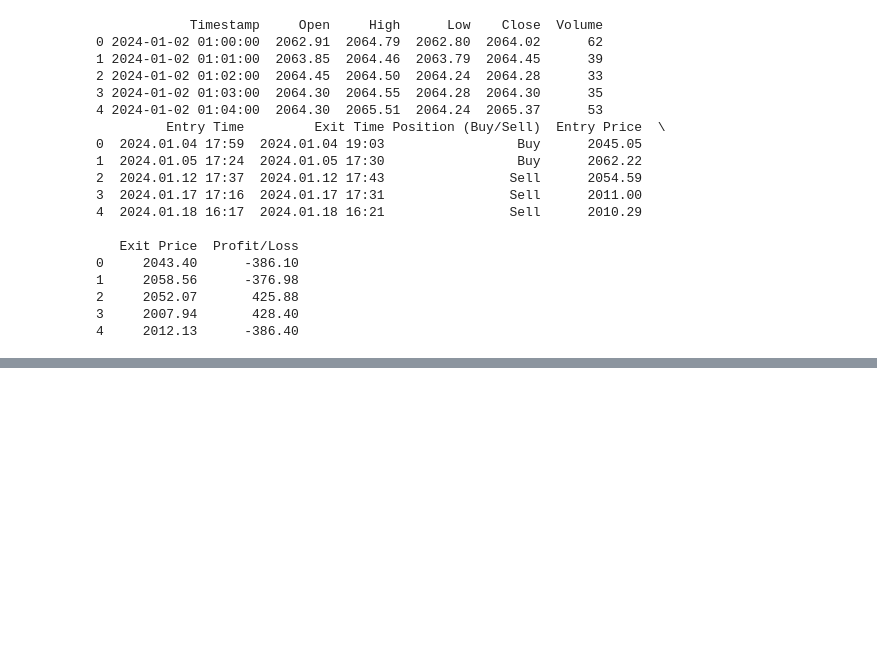
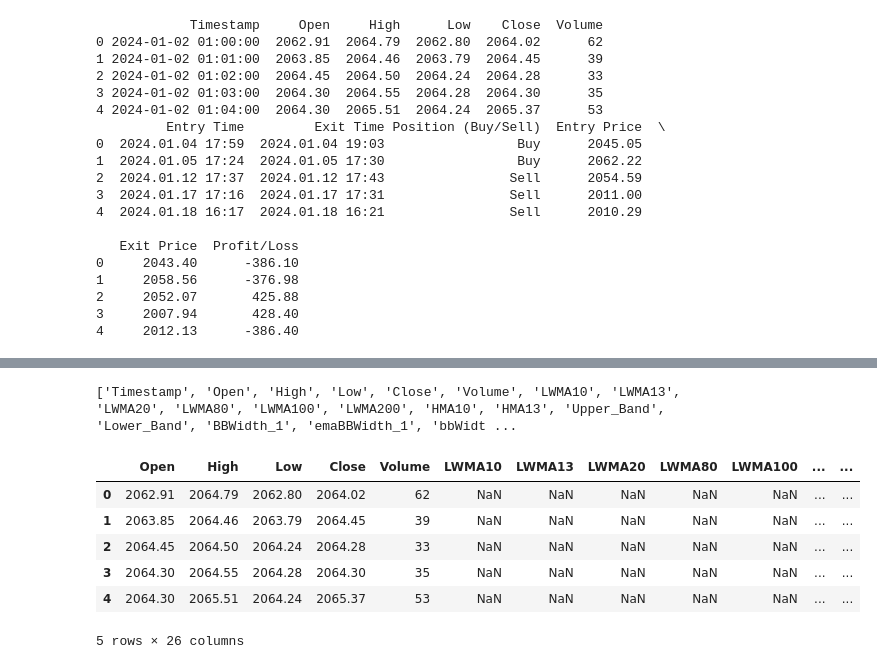
Before and after one commit to eleazarpsmr/notebook-colab, a Jupyter notebook: Model_EPS.ipynb, the cells around one changed output, grey strips where cells are left out. Cells and saved outputs as stored; diff of their text form; code cells hidden in the pictures; blank space fills up the shorter version.

```diff
--- a/Model_EPS.ipynb
+++ b/Model_EPS.ipynb
@@ -51,0 +76,9 @@ from google.colab import files
+# %%
+# Hitung selisih antar baris dalam detik
+df['delta'] = df['Timestamp'].diff().dt.total_seconds()
+
+# Lihat distribusi interval waktu
+print("Distribusi selisih waktu (detik):\n", df['delta'].value_counts().head())
+
+# Hapus kolom bantu
+df.drop(columns='delta', inplace=True)
@@ -51,0 +271,47 @@ from google.colab import files
+# %%
+# Resample 1-menit ke 60-menit, lalu hitung ADXHTF
+df_60m = df.set_index('Timestamp').resample('60T').agg({
+    'High': 'max',
+    'Low': 'min',
+    'Close': 'last'
+}).dropna()
+
+adx_htf = ta.trend.ADXIndicator(high=df_60m['High'], low=df_60m['Low'], close=df_60m['Close'], window=7)
+df_60m['ADXHTF'] = adx_htf.adx()
+
+# Gabungkan kembali ke data 1-menit (merge asof)
+df = df.sort_values('Timestamp')
+df_60m = df_60m[['ADXHTF']].reset_index().sort_values('Timestamp')
+
+df = pd.merge_asof(df, df_60m, on='Timestamp', direction='backward')
+# %%
+print(df.columns.tolist())
+# %% [output]
+['Timestamp', 'Open', 'High', 'Low', 'Close', 'Volume', 'LWMA10', 'LWMA13', 'LWMA20', 'LWMA80', 'LWMA100', 'LWMA200', 'HMA10', 'HMA13', 'Upper_Band', 'Lower_Band', 'BBWidth_1', 'emaBBWidth_1', 'bbWidt ...
+# %%
+# Langkah 4.1 - Revisi: Definisikan fitur yang digunakan dalam strategi
+feature_cols = [
+    'Open', 'High', 'Low', 'Close', 'Volume',
+    'LWMA10', 'LWMA13', 'LWMA20', 'LWMA80', 'LWMA100', 'LWMA200',
+    'HMA10', 'HMA13',
+    'Upper_Band', 'Lower_Band',
+    'BBWidth_1', 'emaBBWidth_1', 'bbWidthCondition_wide',
+    'Stoch_K', 'Stoch_D', 'stoch_avg',
+    'MACDMain', 'MACDHist',
+    'ADX', 'ADXHTF_x', 'ADXHTF_y'
+]
+
+# Pastikan hanya ambil kolom yang tersedia
+available_cols = [col for col in feature_cols if col in df.columns]
+
+# Subset dataframe untuk analisis
+df_features = df[available_cols].copy()
+df_features.head()
+# %% [output]
+|  | Open | High | Low | Close | Volume | LWMA10 | LWMA13 | LWMA20 | LWMA80 | LWMA100 | ... | ... |
+| 0 | 2062.91 | 2064.79 | 2062.80 | 2064.02 | 62 | NaN | NaN | NaN | NaN | NaN | ... | ... |
+| 1 | 2063.85 | 2064.46 | 2063.79 | 2064.45 | 39 | NaN | NaN | NaN | NaN | NaN | ... | ... |
+| 2 | 2064.45 | 2064.50 | 2064.24 | 2064.28 | 33 | NaN | NaN | NaN | NaN | NaN | ... | ... |
+| 3 | 2064.30 | 2064.55 | 2064.28 | 2064.30 | 35 | NaN | NaN | NaN | NaN | NaN | ... | ... |
+| 4 | 2064.30 | 2065.51 | 2064.24 | 2065.37 | 53 | NaN | NaN | NaN | NaN | NaN | ... | ... |
+5 rows × 26 columns
```
Also changed, not shown: parts of 21 cells of this notebook.
